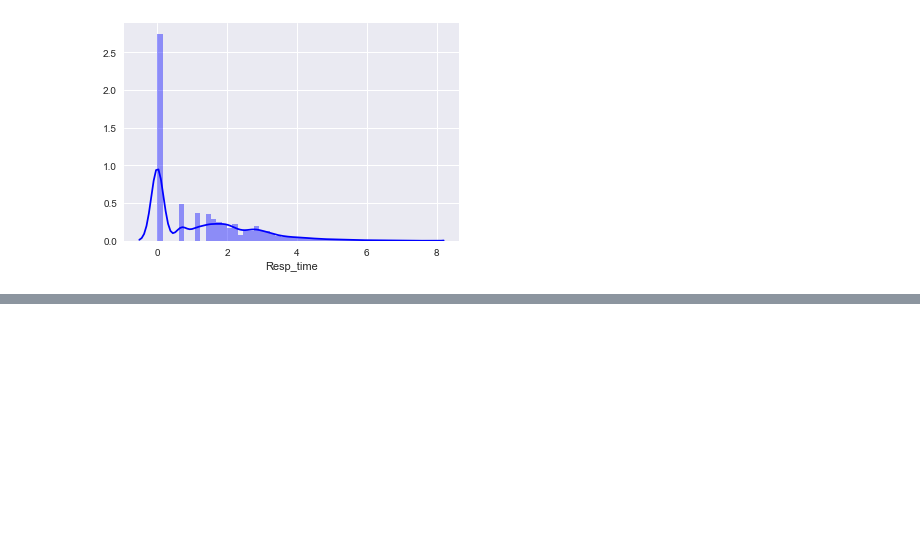
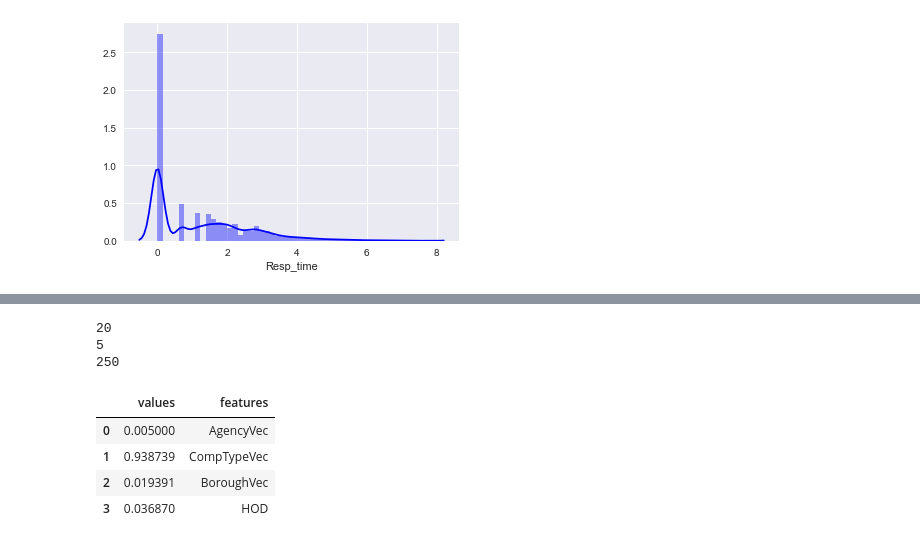
Before and after one commit to SapphireCore/DSTP, a Jupyter notebook: Cap2/Cap2_Workbook.ipynb, the cells around one changed output, grey strips where cells are left out. Cells and saved outputs as stored; diff of their text form; code cells hidden in the pictures; blank space fills up the shorter version.

```diff
--- a/Cap2/Cap2_Workbook.ipynb
+++ b/Cap2/Cap2_Workbook.ipynb
@@ -458,0 +709,20 @@ gbtModel.featureImportances
+# %%
+print(cvModel2.bestModel._java_obj.getMaxIter())
+print(cvModel2.bestModel._java_obj.getMaxDepth())
+print(cvModel2.bestModel._java_obj.getMaxBins())
+# %% [output]
+20
+5
+250
+# %%
+# Variable Importance
+VIC = pd.DataFrame(cvModel2.bestModel.featureImportances.toArray(), columns=["values"])
+features_col = pd.Series(["AgencyVec", "CompTypeVec", "BoroughVec", "HOD"])
+VIC["features"] = features_col
+VIC
+# %% [output]
+|  | values | features |
+| 0 | 0.005000 | AgencyVec |
+| 1 | 0.938739 | CompTypeVec |
+| 2 | 0.019391 | BoroughVec |
+| 3 | 0.036870 | HOD |
```
Also changed, not shown: parts of 43 cells of this notebook, 1 other file.
